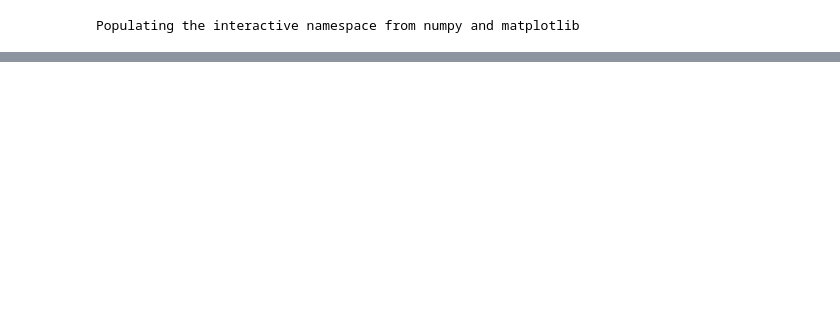
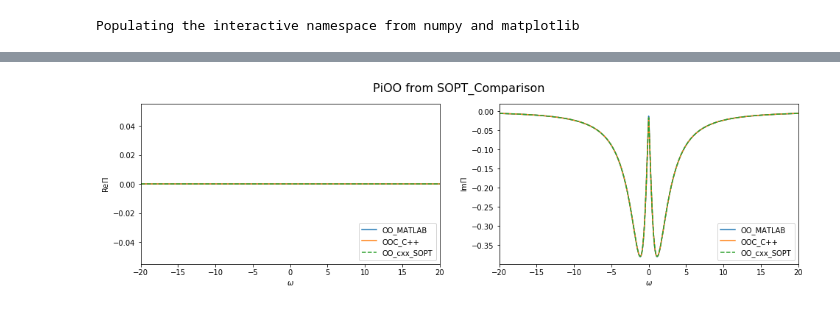
Before and after one commit to NepomukRitz/KeldyshQFT, a Jupyter notebook: Keldysh_mfRG/Benchmark - Test Data/direct eval - SOPT via FFT/plot_SOPT.ipynb, the cells around one changed output, grey strips where cells are left out. Saved outputs shown, nothing was run; the diff lists cells and outputs as text; code cells hidden in the pictures; blank space fills up the shorter version.

```diff
--- a/Keldysh_mfRG/Benchmark - Test Data/direct eval - SOPT via FFT/plot_SOPT.ipynb
+++ b/Keldysh_mfRG/Benchmark - Test Data/direct eval - SOPT via FFT/plot_SOPT.ipynb
@@ -47,0 +74,20 @@ ax[0].legend(loc='lower right');
+# %%
+fig, ax = plt.subplots(nrows=1, ncols=2, figsize=(16,4))
+fig.suptitle("PiOO from SOPT_Comparison", fontsize=16)
+for i in range(2):
+    ax[i].set_xlim(np.array((-1,1))*20);
+    ax[i].set_xlabel('$\omega$');
+
+ax[0].set_ylabel('Re$\Pi$'); ax[1].set_ylabel('Im$\Pi$');
+ax[0].plot([-100,100],[0,0], label='OO_MATLAB');#ax[0].plot(v,real(PiOO),label='OO_MATLAB');
+ax[0].plot(w,Re_Pia_OO, label='OOC_C++');
+ax[0].plot(w,RePiOO_SOPT, '--', label='OO_cxx_SOPT');
+ax[0].legend(loc='lower right');
+
+ax[1].plot(v,imag(PiOO),label='OO_MATLAB');
+ax[1].plot(w,Im_Pia_OO,label='OOC_C++');
+ax[1].plot(w,ImPiOO_SOPT, '--',label='OO_cxx_SOPT');
+ax[1].legend(loc='lower right');
+#ax[1].set_ylim(-.05,0)
+# %% [output]
+[figure, added]
```
Also changed, not shown: parts of 13 cells of this notebook, 20 other files.
